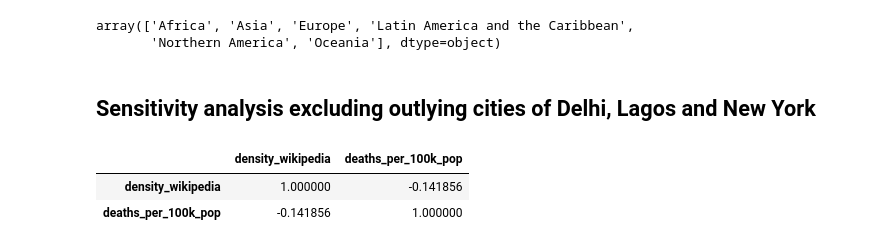
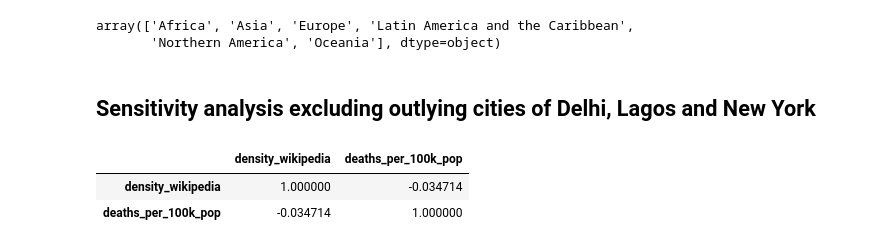
Before and after one commit to carlhiggs/urban_density_covid_linkage, a Jupyter notebook: 3. Covid mortality and population density using Wikipedia sourced statistics to match mortality catchments.ipynb, the cells around one changed output. Saved outputs shown, nothing was run; the diff lists cells and outputs as text; code cells hidden in the pictures.

Commit message:
added in sensitivity analyses excluding Delhi, Lagos and NYC

```diff
--- a/3. Covid mortality and population density using Wikipedia sourced statistics to match mortality catchments.ipynb
+++ b/3. Covid mortality and population density using Wikipedia sourced statistics to match mortality catchments.ipynb
@@ -91,5 +91,3 @@ df['Region'].unique()
 # %% [output]
 array(['Africa', 'Asia', 'Europe', 'Latin America and the Caribbean',
        'Northern America', 'Oceania'], dtype=object)
-# %% [markdown]
-## Sensitivity analysis excluding outlying cities of Delhi, Lagos and New York
@@ -123,33 +94,35 @@ sns.set_theme(style='white')
-# %%
-# Excluding Delhi, Lago and New York City
-df_excl_Delhi_Lago_NYC = df.query("City not in ['Delhi','Lagos','New York']")
-markers=['^']*6
-g = sns.lmplot(x="density_wikipedia",
-               y='deaths_per_100k_pop',
-               hue="Region",
-               data=df_excl_Delhi_Lago_NYC,
-               aspect=2,
-               legend=True,
-               fit_reg=False,
-               logx=True,
-               ci=95,
-              truncate=True,
-              markers=markers)
-sns.regplot(x="density_wikipedia",
-            y='deaths_per_100k_pop',
-            data=df_excl_Delhi_Lago_NYC,
-            scatter=False,
-            ax=g.axes[0, 0])
-g.map_dataframe(annotate_points,'density_wikipedia','deaths_per_100k_pop','City',df=df_excl_Delhi_Lago_NYC.copy())
-g.fig.subplots_adjust(top=0.9) # adjust the Figure in rp
-g.fig.suptitle('Scatterplot of cumulative deaths reported due to COVID-19\n(approximately March 2020 to Aug 2022) per 100,0000 population\nby population density')
-g.set_axis_labels("Population density (km²)", 'Cumulative deaths reported due to COVID-19, per 100,000 population')
-g.legend.set_title('Region',prop={'weight':'bold'})
-sns.move_legend(g, "upper right")
-sns.set_theme(style='white')
-g.fig.savefig('Sensitivity analysis excl Delhi Lagos NYC.jpg',dpi=300)
-df_excl_Delhi_Lago_NYC[['density_wikipedia','deaths_per_100k_pop']].corr(method='pearson')
-# %% [output]
-|  | density_wikipedia | deaths_per_100k_pop |
-| density_wikipedia | 1.000000 | -0.141856 |
-| deaths_per_100k_pop | -0.141856 | 1.000000 |
+# %% [markdown]
+## Sensitivity analysis excluding outlying cities of Delhi, Lagos and New York
+# %%
+# Excluding Delhi and Lago
+df_excl_Delhi_Lago = df.query("City not in ['Delhi','Lagos']")
+markers=['^']*6
+g = sns.lmplot(x="density_wikipedia",
+               y='deaths_per_100k_pop',
+               hue="Region",
+               data=df_excl_Delhi_Lago,
+               aspect=2,
+               legend=True,
+               fit_reg=False,
+               logx=True,
+               ci=95,
+              truncate=True,
+              markers=markers)
+sns.regplot(x="density_wikipedia",
+            y='deaths_per_100k_pop',
+            data=df_excl_Delhi_Lago,
+            scatter=False,
+            ax=g.axes[0, 0])
+g.map_dataframe(annotate_points,'density_wikipedia','deaths_per_100k_pop','City',df=df_excl_Delhi_Lago.copy())
+g.fig.subplots_adjust(top=0.9) # adjust the Figure in rp
+g.fig.suptitle('Scatterplot of cumulative deaths reported due to COVID-19\n(approximately March 2020 to Aug 2022) per 100,0000 population\nby population density')
+g.set_axis_labels("Population density (km²)", 'Cumulative deaths reported due to COVID-19, per 100,000 population')
+g.legend.set_title('Region',prop={'weight':'bold'})
+sns.move_legend(g, "upper right")
+sns.set_theme(style='white')
+g.fig.savefig('Sensitivity analysis excl Delhi Lagos.jpg',dpi=300)
+df_excl_Delhi_Lago[['density_wikipedia','deaths_per_100k_pop']].corr(method='pearson')
+# %% [output]
+|  | density_wikipedia | deaths_per_100k_pop |
+| density_wikipedia | 1.000000 | -0.034714 |
+| deaths_per_100k_pop | -0.034714 | 1.000000 |
```
Also changed, not shown: parts of 2 cells of this notebook.
